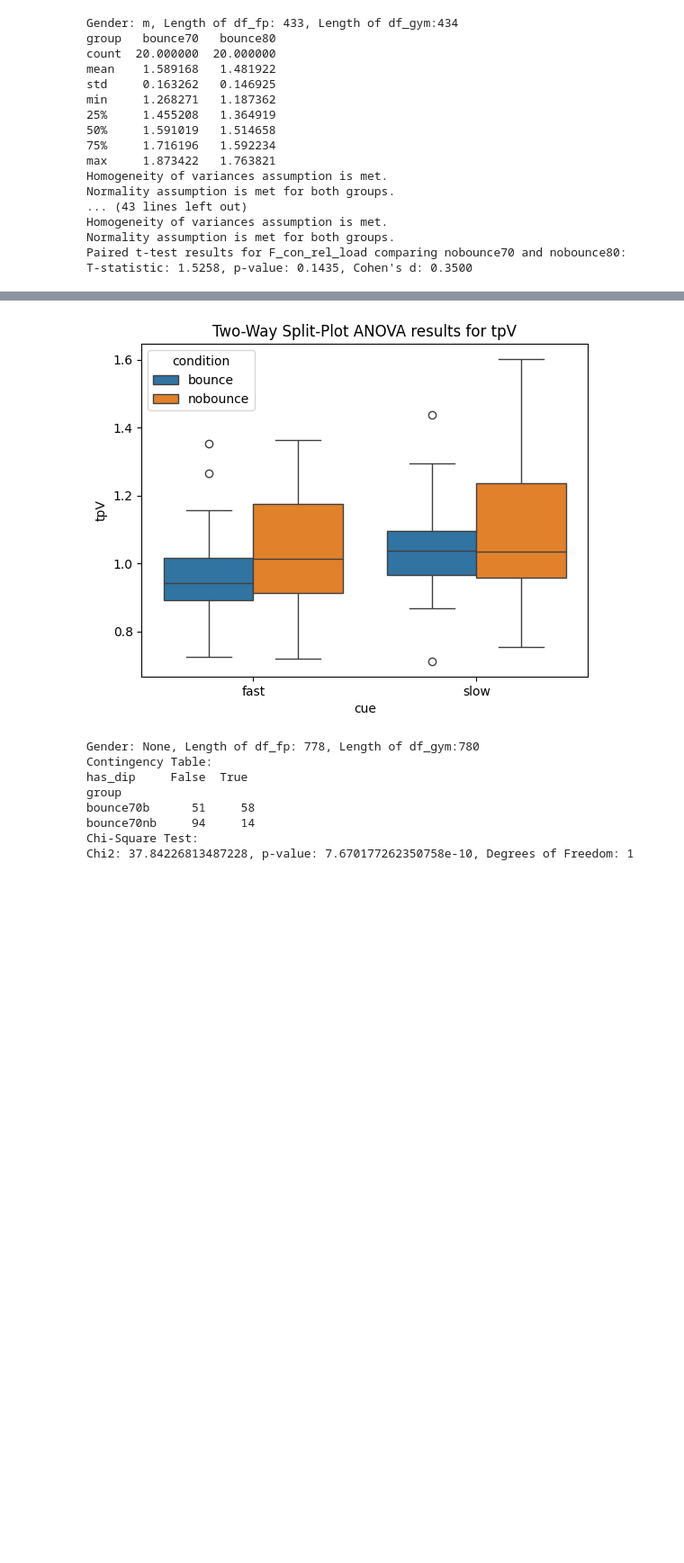
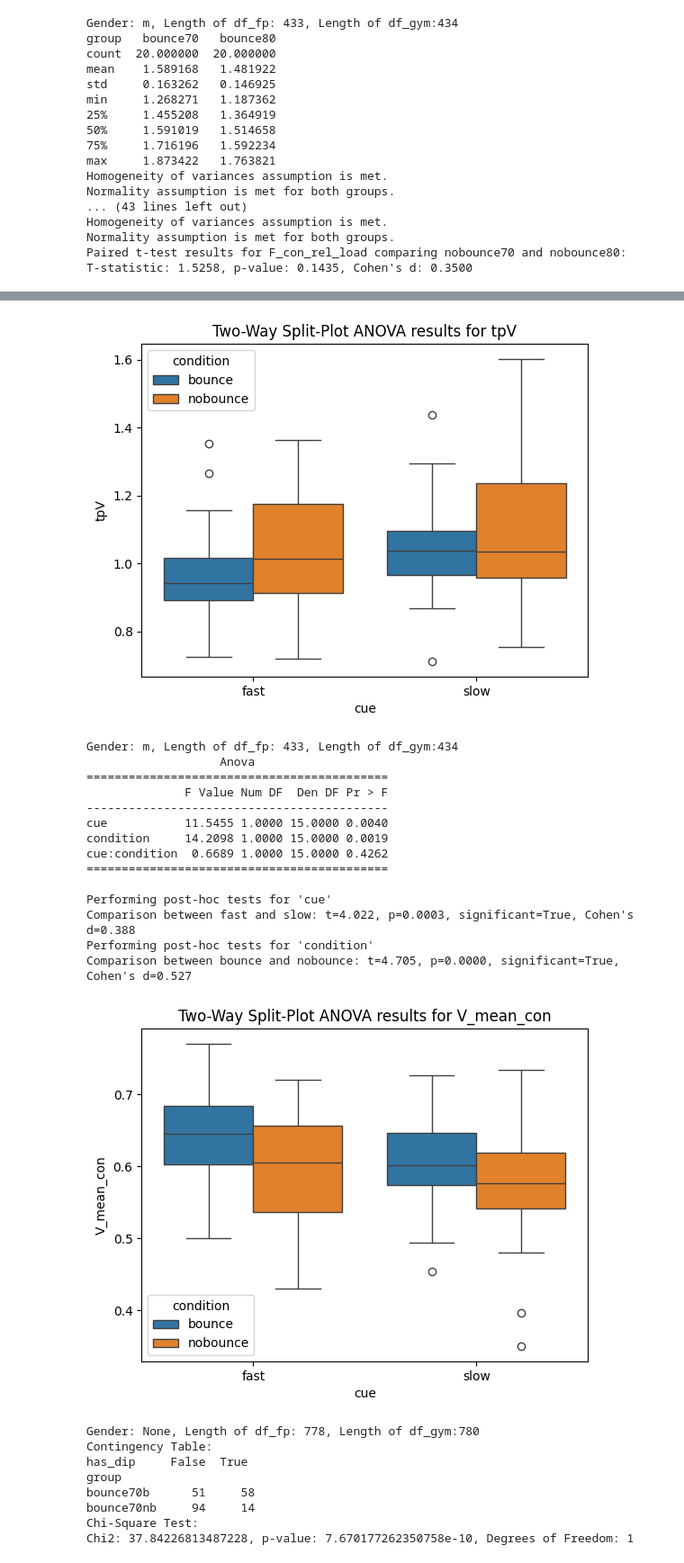
Before and after one commit to loieboi/BounceInsight, a Jupyter notebook: stat.ipynb, the cells around one changed output, grey strips where cells are left out. Shown at 90% size. Cells and saved outputs as stored; diff of their text form; code cells hidden in the pictures; blank space fills up the shorter version.

```diff
--- a/stat.ipynb
+++ b/stat.ipynb
@@ -531,6 +563,7 @@ insight.run_statistics(analysis_type='anova', metric='t_ecc', df_type='fp', gend
 insight.run_statistics(analysis_type='anova', metric='V_mean_ecc', df_type='gym', gender = 'm')
 insight.run_statistics(analysis_type='anova', metric='lD_m', df_type='gym', gender = 'm')
 insight.run_statistics(analysis_type='anova', metric='tpV', df_type='gym', gender = 'm')
+insight.run_statistics(analysis_type='anova', metric='V_mean_con', df_type='gym', gender = 'm')
 # %% [output]
 Gender: m, Length of df_fp: 433, Length of df_gym:434
                    Anova
@@ -561,33 +594,48 @@ Performing post-hoc tests for 'cue'
 Comparison between fast and slow: t=15.565, p=0.0000, significant=True, Cohen's d=2.531
 Performing post-hoc tests for 'condition'
 Comparison between bounce and nobounce: t=5.678, p=0.0000, significant=True, Cohen's d=0.493
 [figure]
 Gender: m, Length of df_fp: 433, Length of df_gym:434
                    Anova
 ===========================================
               F Value Num DF  Den DF Pr > F
 -------------------------------------------
 cue            0.0968 1.0000 15.0000 0.7600
 condition      9.4032 1.0000 15.0000 0.0078
 cue:condition  1.3326 1.0000 15.0000 0.2664
 ===========================================
 
 Performing post-hoc tests for 'condition'
 Comparison between bounce and nobounce: t=3.962, p=0.0004, significant=True, Cohen's d=0.319
 [figure]
 Gender: m, Length of df_fp: 433, Length of df_gym:434
                    Anova
 ===========================================
               F Value Num DF  Den DF Pr > F
 -------------------------------------------
 cue           10.6800 1.0000 15.0000 0.0052
 condition      3.4640 1.0000 15.0000 0.0824
 cue:condition  0.7913 1.0000 15.0000 0.3877
 ===========================================
 
 Performing post-hoc tests for 'cue'
 Comparison between fast and slow: t=-3.803, p=0.0006, significant=True, Cohen's d=-0.312
 [figure]
+Gender: m, Length of df_fp: 433, Length of df_gym:434
+                   Anova
+===========================================
+              F Value Num DF  Den DF Pr > F
+-------------------------------------------
+cue           11.5455 1.0000 15.0000 0.0040
+condition     14.2098 1.0000 15.0000 0.0019
+cue:condition  0.6689 1.0000 15.0000 0.4262
+===========================================
+
+Performing post-hoc tests for 'cue'
+Comparison between fast and slow: t=4.022, p=0.0003, significant=True, Cohen's d=0.388
+Performing post-hoc tests for 'condition'
+Comparison between bounce and nobounce: t=4.705, p=0.0000, significant=True, Cohen's d=0.527
+[figure, added]
 # %%
 insight.run_statistics(analysis_type='chi2', comparison_type='b_nb_70')
 insight.run_statistics(analysis_type='chi2', comparison_type='b_nb_80')
```
Also changed, not shown: parts of 2 cells of this notebook.
